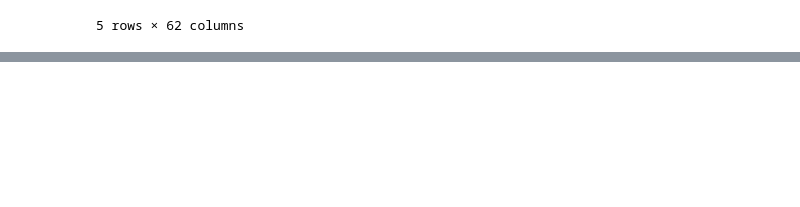
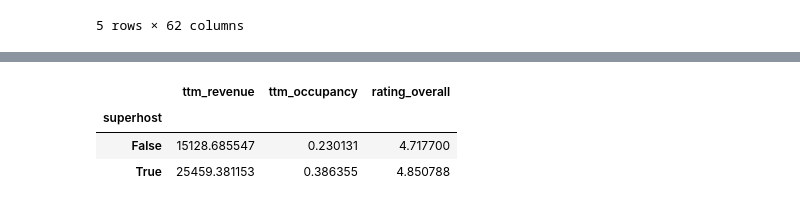
Before and after one commit to gabetedja/dsc148-project, a Jupyter notebook: analysis.ipynb, the cells around one changed output, grey strips where cells are left out. Drawn from its saved outputs; the diff is of its cells as text; code cells hidden in the pictures; blank space fills up the shorter version.

```diff
--- a/analysis.ipynb
+++ b/analysis.ipynb
@@ -63,3 +62,9 @@ all_past_rates.head()
 | 2 | 13117492 | 2025-04-01 | 9 | 21 | 0.700 | 1125.0 | 53.6 | 53.6 | ... |
 | 3 | 13117492 | 2025-05-01 | 31 | 0 | 0.000 | 0.0 | 52.2 | NaN | ... |
 | 4 | 13117492 | 2025-06-01 | 30 | 0 | 0.000 | 0.0 | 60.3 | NaN | ... |
+# %%
+all_listings['ttm_revenue'] = pd.to_numeric(all_listings['ttm_revenue'], errors='coerce')
+all_listings['ttm_occupancy'] = pd.to_numeric(all_listings['ttm_occupancy'], errors='coerce')
+all_listings['rating_overall'] = pd.to_numeric(all_listings['rating_overall'], errors='coerce')
+all_listings.dropna(subset=['ttm_revenue', 'ttm_occupancy', 'rating_overall'], inplace=True)
+all_listings['superhost'] = all_listings['superhost'].apply(lambda x: True if (x == 'true' or x == True) else False)
@@ -65,0 +79,7 @@ all_past_rates.head()
+# %%
+all_listings.groupby('superhost')[['ttm_revenue','ttm_occupancy','rating_overall']].mean()
+# %% [output]
+|  | ttm_revenue | ttm_occupancy | rating_overall |
+| superhost |  |  |  |
+| False | 15128.685547 | 0.230131 | 4.717700 |
+| True | 25459.381153 | 0.386355 | 4.850788 |
```
Also changed, not shown: parts of 5 cells of this notebook.
